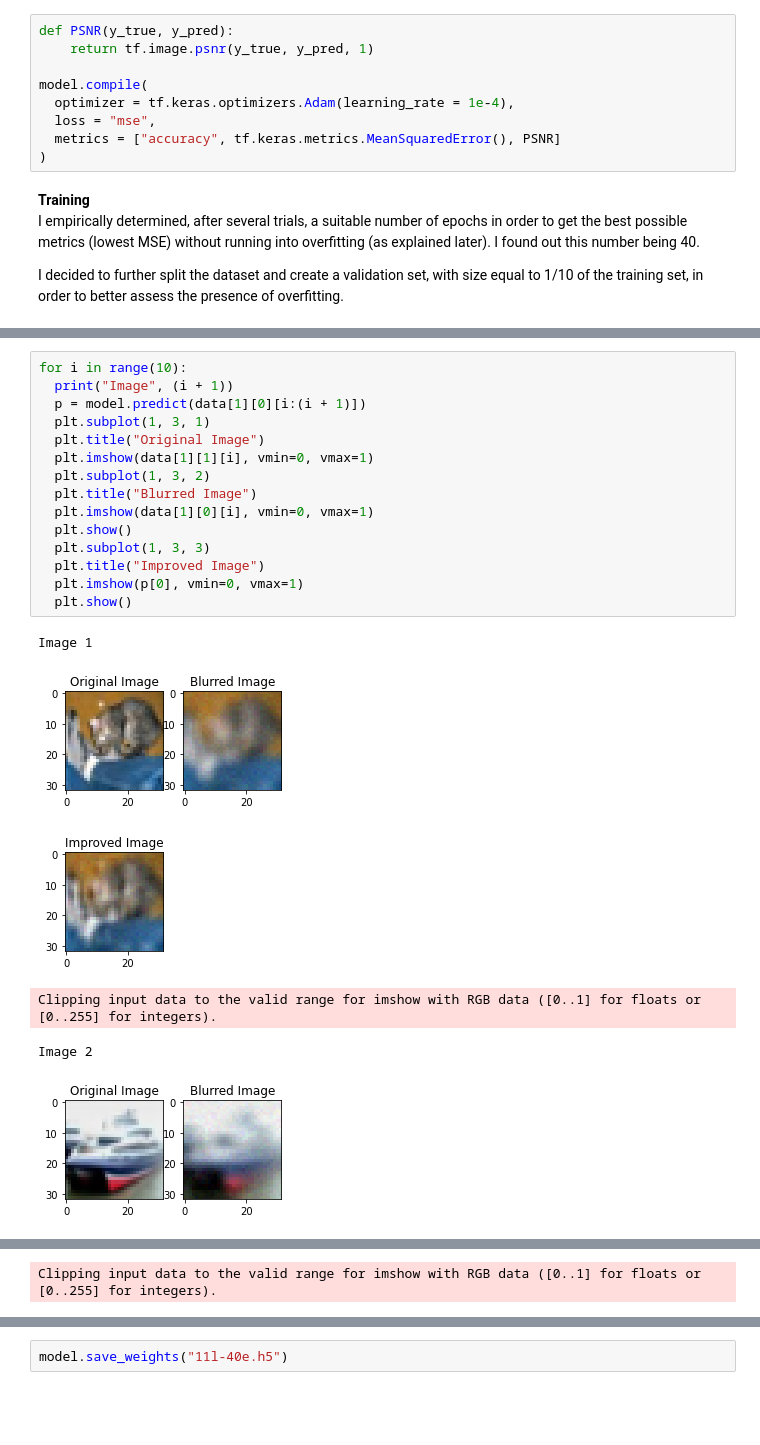
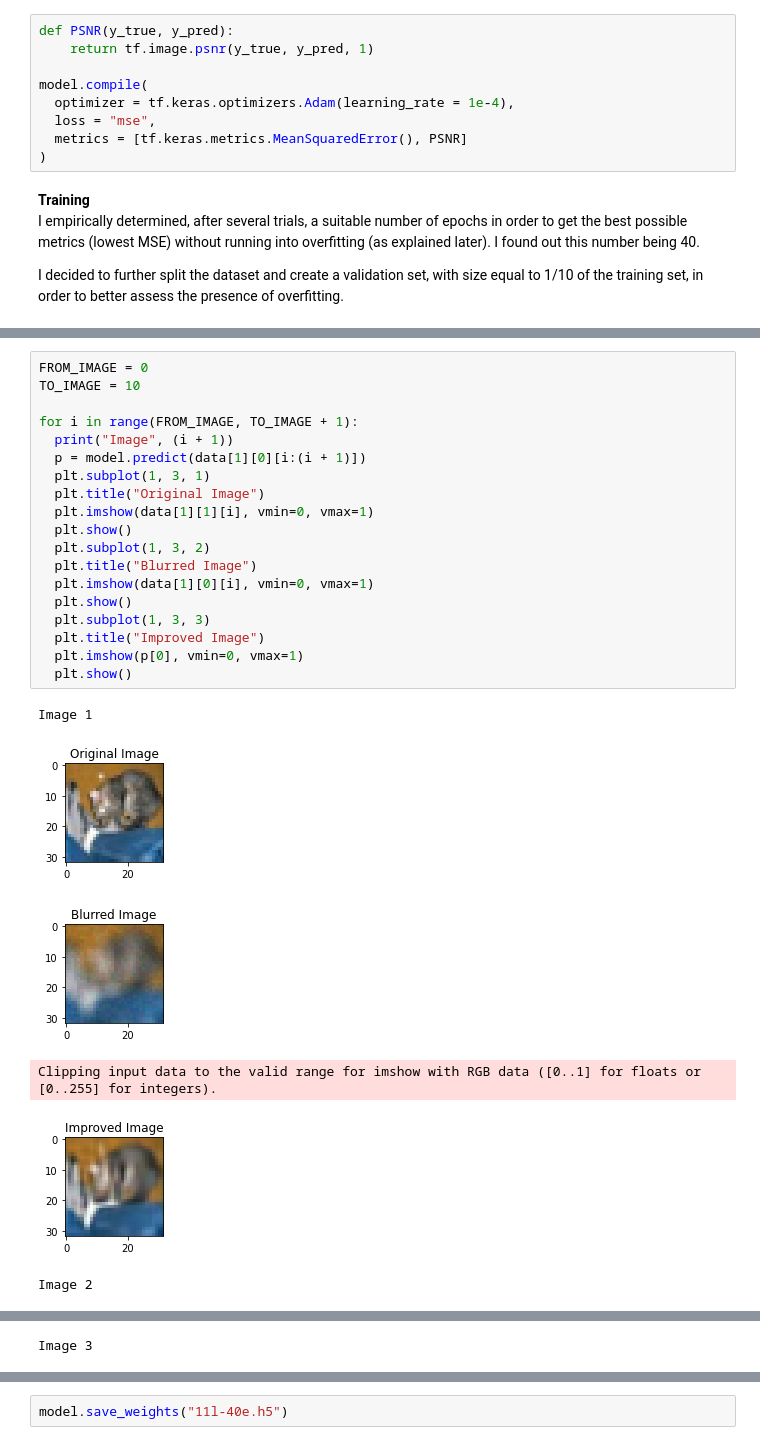
Before and after one commit to pietroepis/image-deblurring, a Jupyter notebook: exam.ipynb, the cells around one changed output, grey strips where cells are left out. Saved outputs shown, nothing was run; the diff lists cells and outputs as text; blank space fills up the shorter version.

```diff
--- a/exam.ipynb
+++ b/exam.ipynb
@@ -103,7 +102,7 @@ def PSNR(y_true, y_pred):
 model.compile(
   optimizer = tf.keras.optimizers.Adam(learning_rate = 1e-4),
   loss = "mse",
-  metrics = ["accuracy", tf.keras.metrics.MeanSquaredError(), PSNR]
+  metrics = [tf.keras.metrics.MeanSquaredError(), PSNR]
 )
 # %% [markdown]
 **Training**\
@@ -191,22 +188,26 @@ plot_history(history, ["loss", "val_loss"])
 # %%
-for i in range(10):
+FROM_IMAGE = 0
+TO_IMAGE = 10
+
+for i in range(FROM_IMAGE, TO_IMAGE + 1):
   print("Image", (i + 1))
   p = model.predict(data[1][0][i:(i + 1)])
   plt.subplot(1, 3, 1)
   plt.title("Original Image")
   plt.imshow(data[1][1][i], vmin=0, vmax=1)
+  plt.show()
   plt.subplot(1, 3, 2)
   plt.title("Blurred Image")
   plt.imshow(data[1][0][i], vmin=0, vmax=1)
   plt.show()
   plt.subplot(1, 3, 3)
   plt.title("Improved Image")
   plt.imshow(p[0], vmin=0, vmax=1)
   plt.show()
 # %% [output]
 Image 1
-[figure, old version]
+[figure, new version]
-[figure, old version]
+[figure, new version]
 Clipping input data to the valid range for imshow with RGB data ([0..1] for floats or [0..255] for integers).
+[figure, new version]
 Image 2
-[figure, old version]
@@ -217 +219 @@ Image 3
-Clipping input data to the valid range for imshow with RGB data ([0..1] for floats or [0..255] for integers).
+Image 3
```
Also changed, not shown: parts of 14 cells of this notebook.
